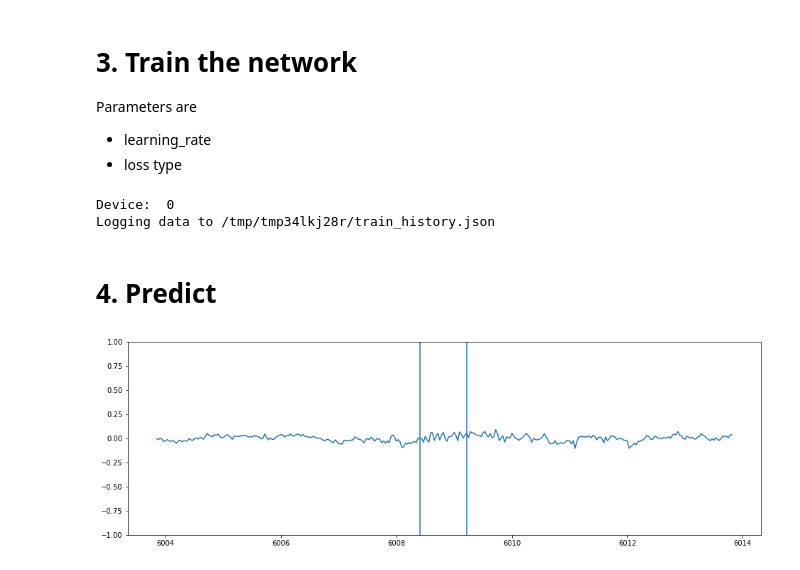
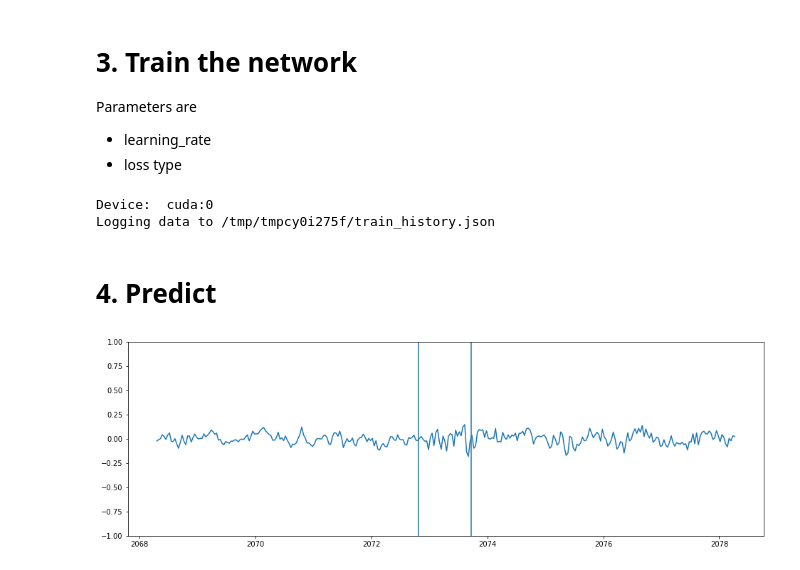
Before and after one commit to Dreem-Organization/dosed, a Jupyter notebook: minimum_example/train_and_evaluate_dosed.ipynb, the cells around one changed output. Cells and saved outputs as stored; diff of their text form; code cells hidden in the pictures.

```diff
--- a/minimum_example/train_and_evaluate_dosed.ipynb
+++ b/minimum_example/train_and_evaluate_dosed.ipynb
@@ -68,11 +68,12 @@ Number of records test: 5
 window = 10  # window duration in seconds
 ratio_positive = 0.5  # When creating the batch, sample containing at least one spindle will be drawn with that probability
 
-downsampling_rate = 2
+resampling_fs = 32
 
 signals = [
     {
         'h5_path': '/eeg_0',
+        'fs': 64,
         'processing': {
             "type": "clip_and_normalize",
             "args": {
@@ -83,6 +84,7 @@ signals = [
     },
     {
         'h5_path': '/eeg_1',
+        'fs': 64,
         'processing': {
             "type": "clip_and_normalize",
             "args": {
@@ -105,7 +107,7 @@ dataset_parameters = {
     "signals": signals,
     "events": events,
     "window": window,
-    "downsampling_rate": downsampling_rate,
+    "resampling_fs": resampling_fs,
     "ratio_positive": ratio_positive,
     "n_jobs": -1,  # Make use of parallel computing to extract and normalize signals from h5
     "cache_data": True,  # by default will store normalized signals extracted from h5 in h5_directory + "/.cache" directory
@@ -207,8 +209,8 @@ best_net_train, best_metrics_train, best_threshold_train = trainer.train(
     dataset_validation,
 )
 # %% [output]
-Device:  0
-Logging data to /tmp/tmp34lkj28r/train_history.json
+Device:  cuda:0
+Logging data to /tmp/tmpcy0i275f/train_history.json
 # %% [markdown]
 # 4. Predict
 # %%
@@ -220,32 +222,32 @@ predictions = best_net_train.predict_dataset(
 import matplotlib.pyplot as plt
 import numpy as np
 
 record = dataset_test.records[1]
 
-index_spindle = 29
+index_spindle = 30
 window_duration = 5
 
 # retrive spindle at the right index
 spindle_start = float(predictions[record][0][index_spindle][0]) / sampling_frequency
 spindle_end = float(predictions[record][0][index_spindle][1]) / sampling_frequency
 
 # center data window on annotated spindle
 start_window = spindle_start + (spindle_end - spindle_start) / 2 - window_duration
 stop_window = spindle_start + (spindle_end - spindle_start) / 2 + window_duration
 
 # Retrieve EEG data at right index
 index_start = int(start_window * sampling_frequency)
 index_stop = int(stop_window * sampling_frequency)
 y = dataset_test.signals[record]["data"][0][index_start:index_stop]
 
 # Build corresponding time support
 t = start_window + np.cumsum(np.ones(index_stop - index_start) * 1 / sampling_frequency)
 
 plt.figure(figsize=(16, 5))
 plt.plot(t, y)
 plt.axvline(spindle_end)
 plt.axvline(spindle_start)
 plt.ylim([-1, 1])
 plt.show()
 # %% [output]
-[figure, old version]
+[figure, new version]
```
Also changed, not shown: 5 other files.
